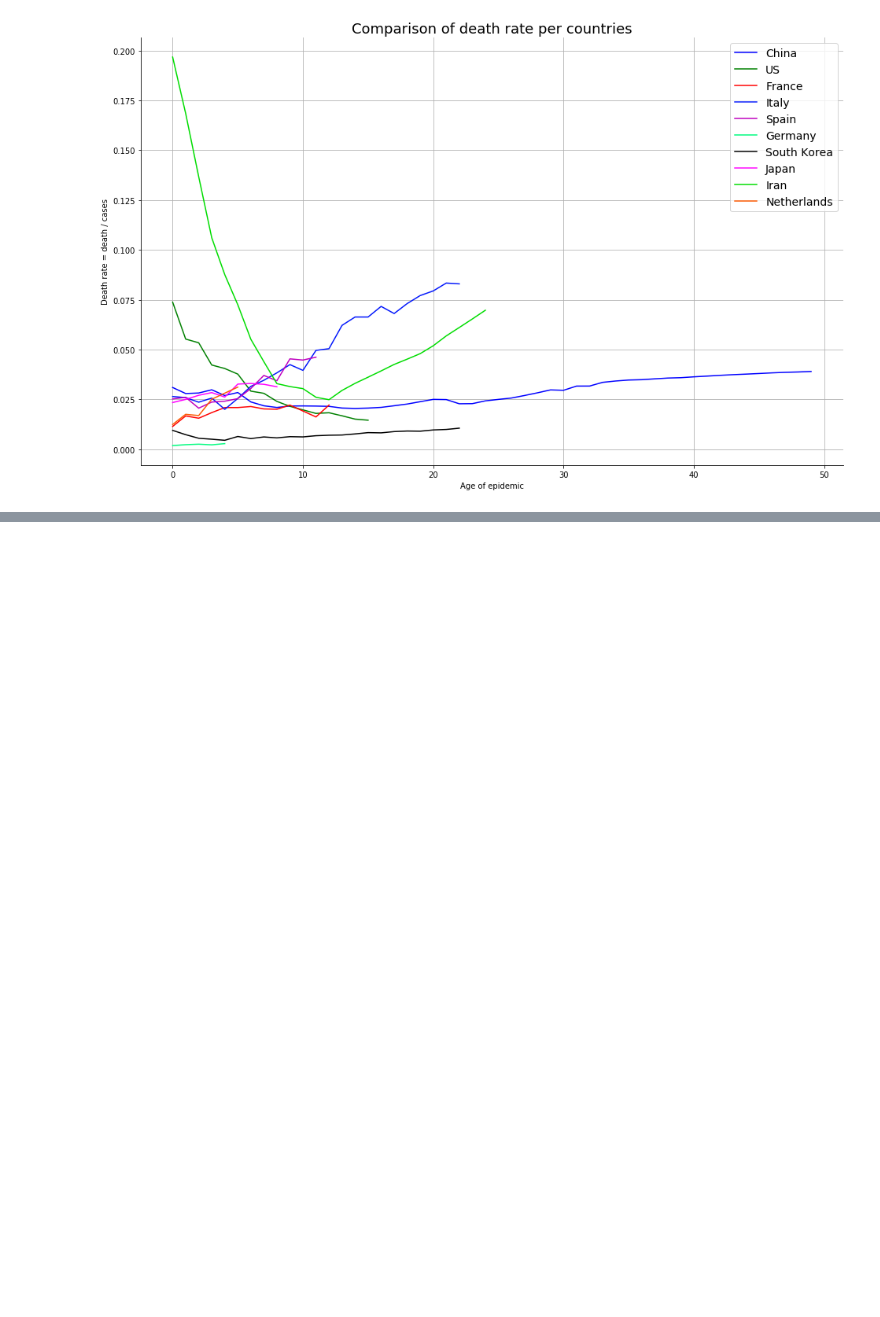
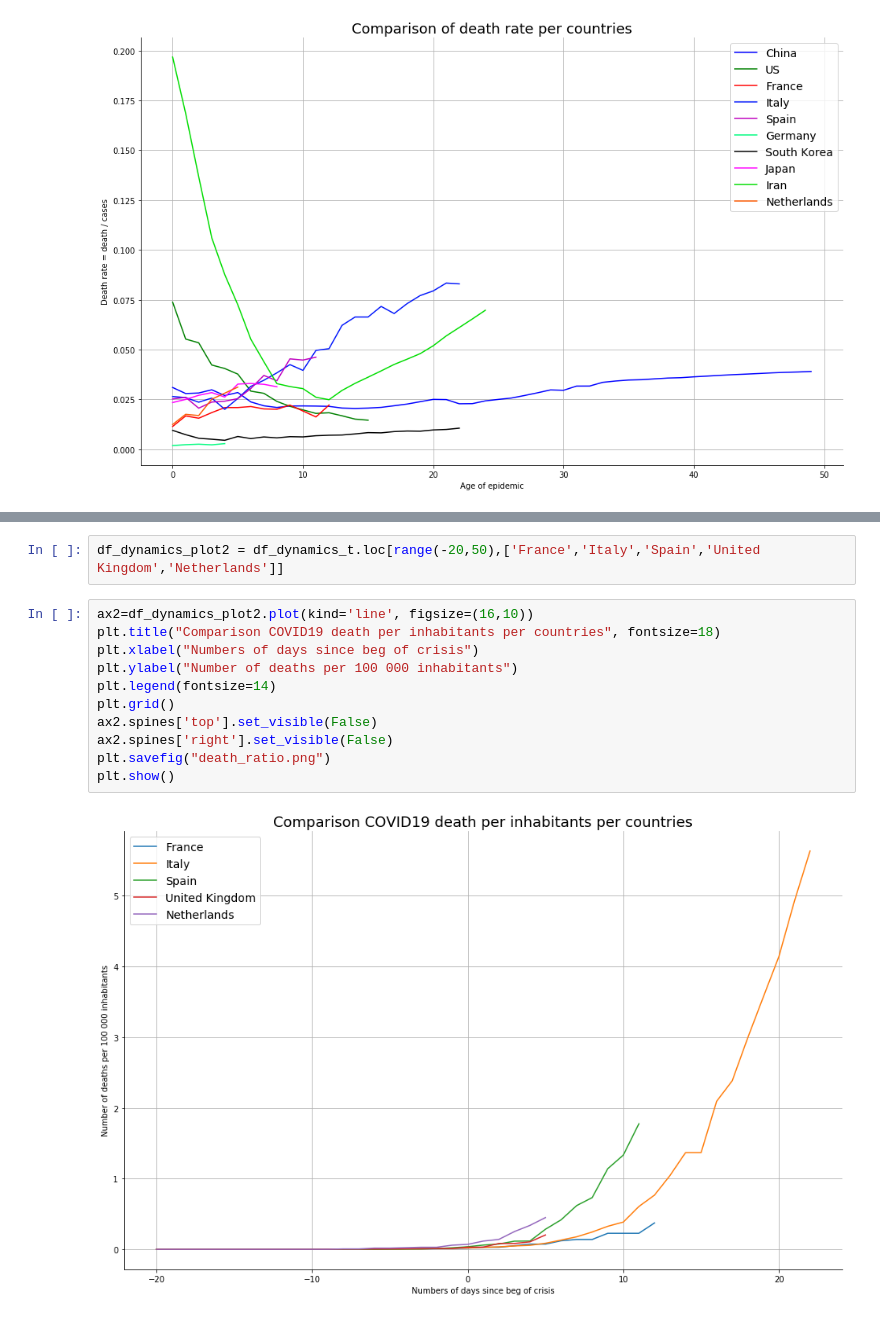
Before and after one commit to makiwara-fr/covid19-analyse, a Jupyter notebook: COVID_analyse.ipynb, the cells around one changed output, grey strips where cells are left out. Cells and saved outputs as stored; diff of their text form; blank space fills up the shorter version.

```diff
--- a/COVID_analyse.ipynb
+++ b/COVID_analyse.ipynb
@@ -110,0 +125,15 @@ plt.show()
+# %%
+df_dynamics_plot2 = df_dynamics_t.loc[range(-20,50),['France','Italy','Spain','United Kingdom','Netherlands']]
+# %%
+ax2=df_dynamics_plot2.plot(kind='line', figsize=(16,10))
+plt.title("Comparison COVID19 death per inhabitants per countries", fontsize=18)
+plt.xlabel("Numbers of days since beg of crisis")
+plt.ylabel("Number of deaths per 100 000 inhabitants")
+plt.legend(fontsize=14)
+plt.grid()
+ax2.spines['top'].set_visible(False)
+ax2.spines['right'].set_visible(False)
+plt.savefig("death_ratio.png")
+plt.show()
+# %% [output]
+[figure, added]
```
Also changed, not shown: parts of 3 cells of this notebook, 1 other file.
